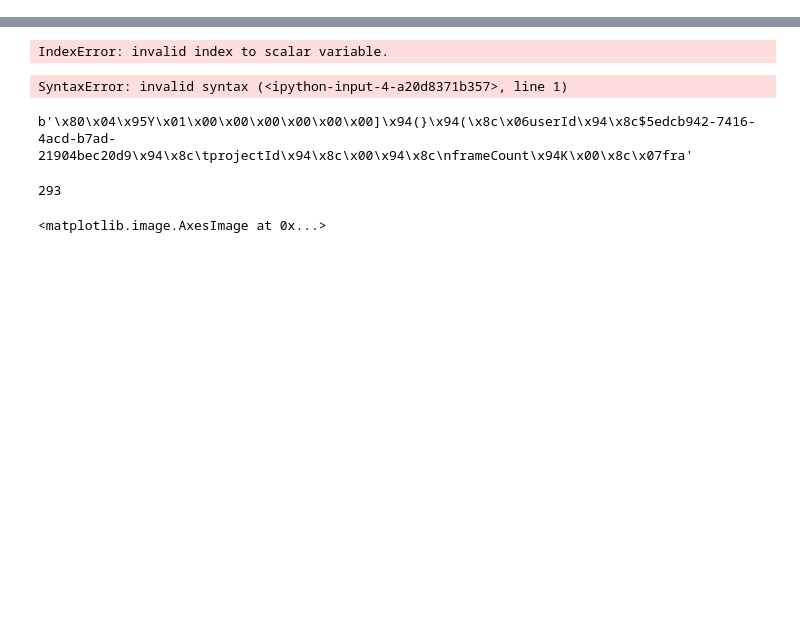
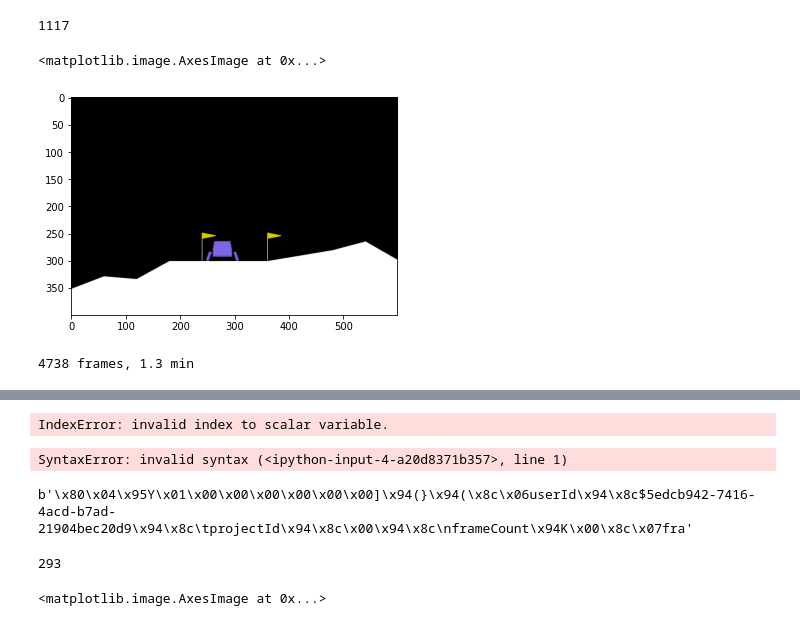
Before and after one commit to saif-sust/SkilledFeedbackExperiments, a Jupyter notebook: Analysis/EDA.ipynb, the cells around one changed output, grey strips where cells are left out. Cells and saved outputs as stored; diff of their text form; code cells hidden in the pictures; blank space fills up the shorter version.

```diff
--- a/Analysis/EDA.ipynb
+++ b/Analysis/EDA.ipynb
@@ -5,2 +10,5 @@ import matplotlib.pyplot as plt
 
 %matplotlib inline
+# %%
+participants = load_participant_data()
+target_id = '741913ed-e626-4181-b346-61d79eb6036d'
@@ -6,0 +40,12 @@ import matplotlib.pyplot as plt
+# %%
+participant = participants[target_id]
+replay_data = participant.get_feedback_data() # .get_play_data()
+# %%
+len(replay_data[0])
+# %% [output]
+1117
+# %%
+plt.imshow(replay_data[0][200][1])
+# %% [output]
+<matplotlib.image.AxesImage at 0x...>
+[figure, added]
@@ -6,0 +54,5 @@ import matplotlib.pyplot as plt
+# %%
+replay_1 = replay_data[0]
+print('{} frames, {:.1f} min'.format(len(replay_1), len(replay_1) / 3600))
+# %% [output]
+4738 frames, 1.3 min
```
Also changed, not shown: parts of 12 cells of this notebook, 3 other files.
